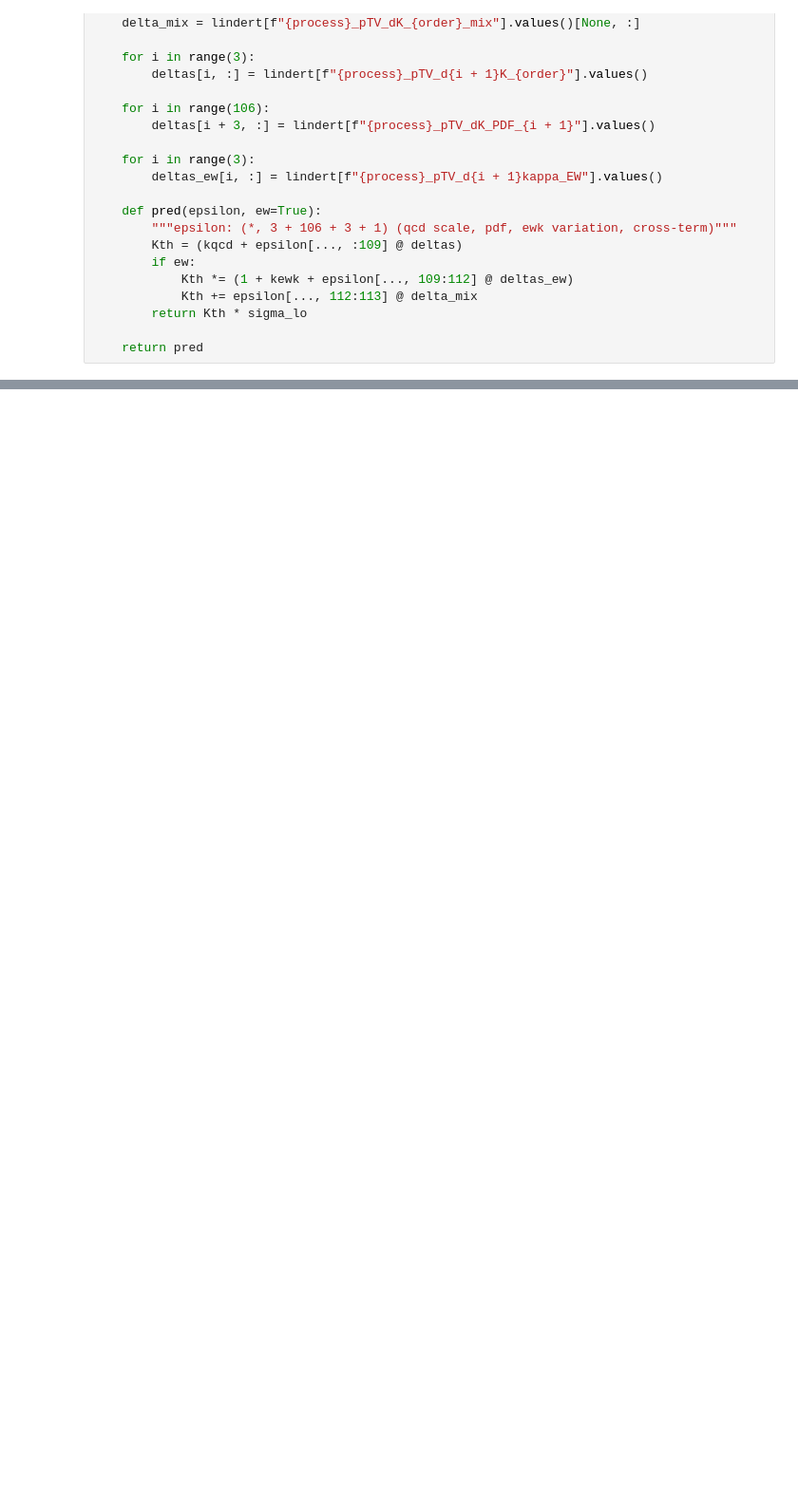
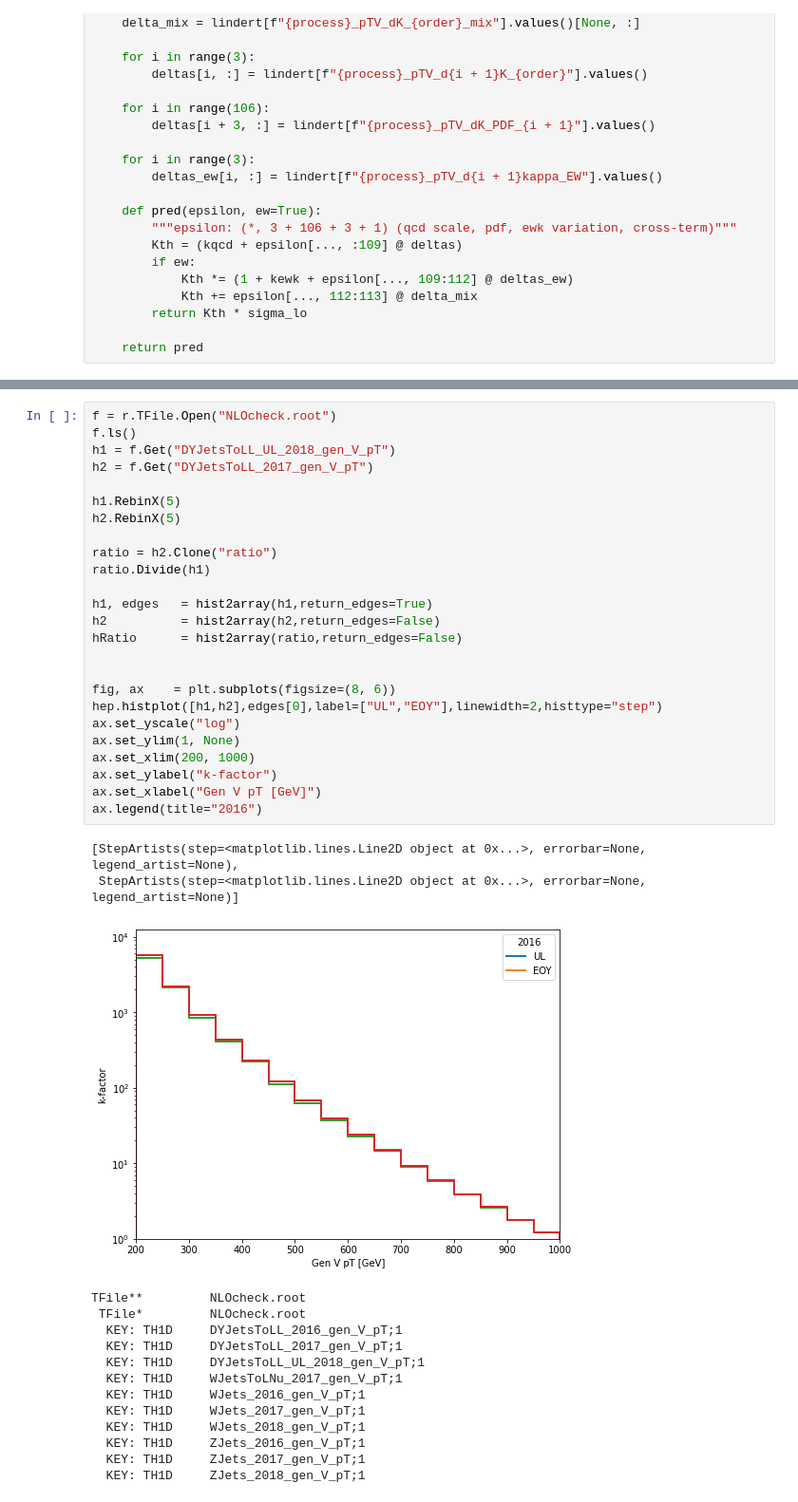
Before and after one commit to mroguljic/Zbb_SF, a Jupyter notebook: NLO_kfactors/vjets_kfactors.ipynb, the cells around one changed output, grey strips where cells are left out. Shown at 95% size. Drawn from its saved outputs; the diff is of its cells as text; blank space fills up the shorter version.

```diff
--- a/NLO_kfactors/vjets_kfactors.ipynb
+++ b/NLO_kfactors/vjets_kfactors.ipynb
@@ -939,0 +503,41 @@ No description
+# %%
+f = r.TFile.Open("NLOcheck.root")
+f.ls()
+h1 = f.Get("DYJetsToLL_UL_2018_gen_V_pT")
+h2 = f.Get("DYJetsToLL_2017_gen_V_pT")
+
+h1.RebinX(5)
+h2.RebinX(5)
+
+ratio = h2.Clone("ratio")
+ratio.Divide(h1)
+
+h1, edges   = hist2array(h1,return_edges=True)
+h2          = hist2array(h2,return_edges=False)
+hRatio      = hist2array(ratio,return_edges=False)
+
+
+fig, ax    = plt.subplots(figsize=(8, 6))
+hep.histplot([h1,h2],edges[0],label=["UL","EOY"],linewidth=2,histtype="step")
+ax.set_yscale("log")
+ax.set_ylim(1, None)
+ax.set_xlim(200, 1000)
+ax.set_ylabel("k-factor")
+ax.set_xlabel("Gen V pT [GeV]")
+ax.legend(title="2016")
+# %% [output]
+[StepArtists(step=<matplotlib.lines.Line2D object at 0x...>, errorbar=None, legend_artist=None),
+ StepArtists(step=<matplotlib.lines.Line2D object at 0x...>, errorbar=None, legend_artist=None)]
+[figure, added]
+TFile**         NLOcheck.root
+ TFile*         NLOcheck.root
+  KEY: TH1D     DYJetsToLL_2016_gen_V_pT;1
+  KEY: TH1D     DYJetsToLL_2017_gen_V_pT;1
+  KEY: TH1D     DYJetsToLL_UL_2018_gen_V_pT;1
+  KEY: TH1D     WJetsToLNu_2017_gen_V_pT;1
+  KEY: TH1D     WJets_2016_gen_V_pT;1
+  KEY: TH1D     WJets_2017_gen_V_pT;1
+  KEY: TH1D     WJets_2018_gen_V_pT;1
+  KEY: TH1D     ZJets_2016_gen_V_pT;1
+  KEY: TH1D     ZJets_2017_gen_V_pT;1
+  KEY: TH1D     ZJets_2018_gen_V_pT;1
```
Also changed, not shown: parts of 44 cells of this notebook, 6 other files.
